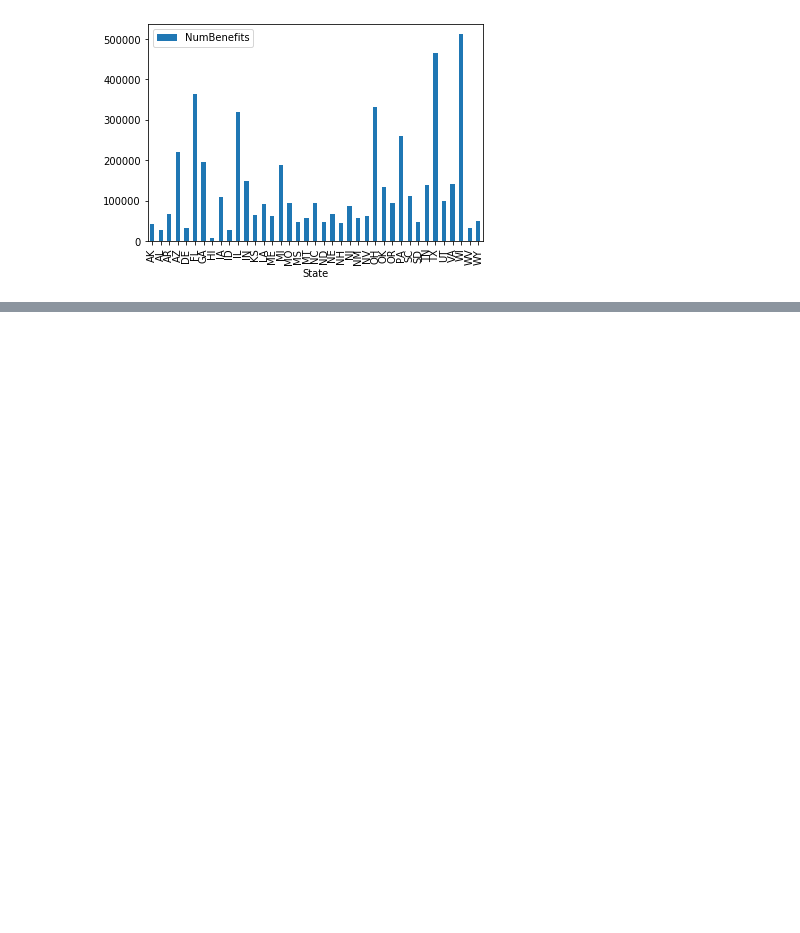
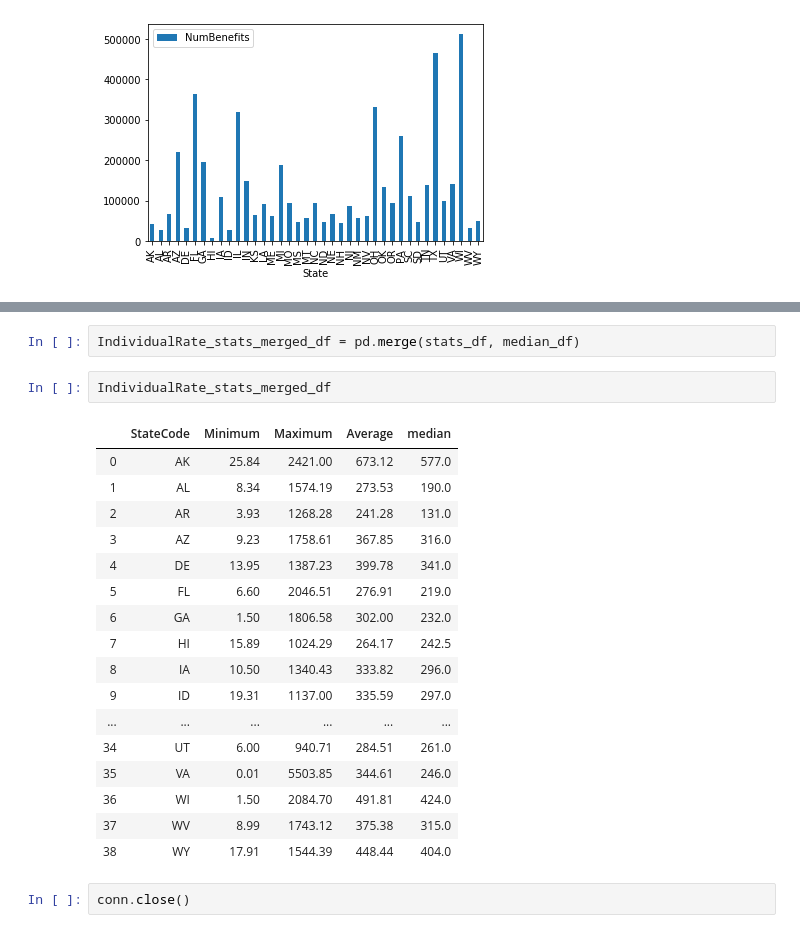
Before and after one commit to willjdew/Health_Insurance_Marketplace, a Jupyter notebook: notebooks/Health_Insurance.ipynb, the cells around one changed output, grey strips where cells are left out. Saved outputs shown, nothing was run; the diff lists cells and outputs as text; blank space fills up the shorter version.

```diff
--- a/notebooks/Health_Insurance.ipynb
+++ b/notebooks/Health_Insurance.ipynb
@@ -236,0 +361,24 @@ fetch_sql_df(query)
+# %%
+IndividualRate_stats_merged_df = pd.merge(stats_df, median_df)
+# %%
+IndividualRate_stats_merged_df
+# %% [output]
+|  | StateCode | Minimum | Maximum | Average | median |
+| 0 | AK | 25.84 | 2421.00 | 673.12 | 577.0 |
+| 1 | AL | 8.34 | 1574.19 | 273.53 | 190.0 |
+| 2 | AR | 3.93 | 1268.28 | 241.28 | 131.0 |
+| 3 | AZ | 9.23 | 1758.61 | 367.85 | 316.0 |
+| 4 | DE | 13.95 | 1387.23 | 399.78 | 341.0 |
+| 5 | FL | 6.60 | 2046.51 | 276.91 | 219.0 |
+| 6 | GA | 1.50 | 1806.58 | 302.00 | 232.0 |
+| 7 | HI | 15.89 | 1024.29 | 264.17 | 242.5 |
+| 8 | IA | 10.50 | 1340.43 | 333.82 | 296.0 |
+| 9 | ID | 19.31 | 1137.00 | 335.59 | 297.0 |
+| ... | ... | ... | ... | ... | ... |
+| 34 | UT | 6.00 | 940.71 | 284.51 | 261.0 |
+| 35 | VA | 0.01 | 5503.85 | 344.61 | 246.0 |
+| 36 | WI | 1.50 | 2084.70 | 491.81 | 424.0 |
+| 37 | WV | 8.99 | 1743.12 | 375.38 | 315.0 |
+| 38 | WY | 17.91 | 1544.39 | 448.44 | 404.0 |
+# %%
+conn.close()
```
Also changed, not shown: parts of 38 cells of this notebook.
